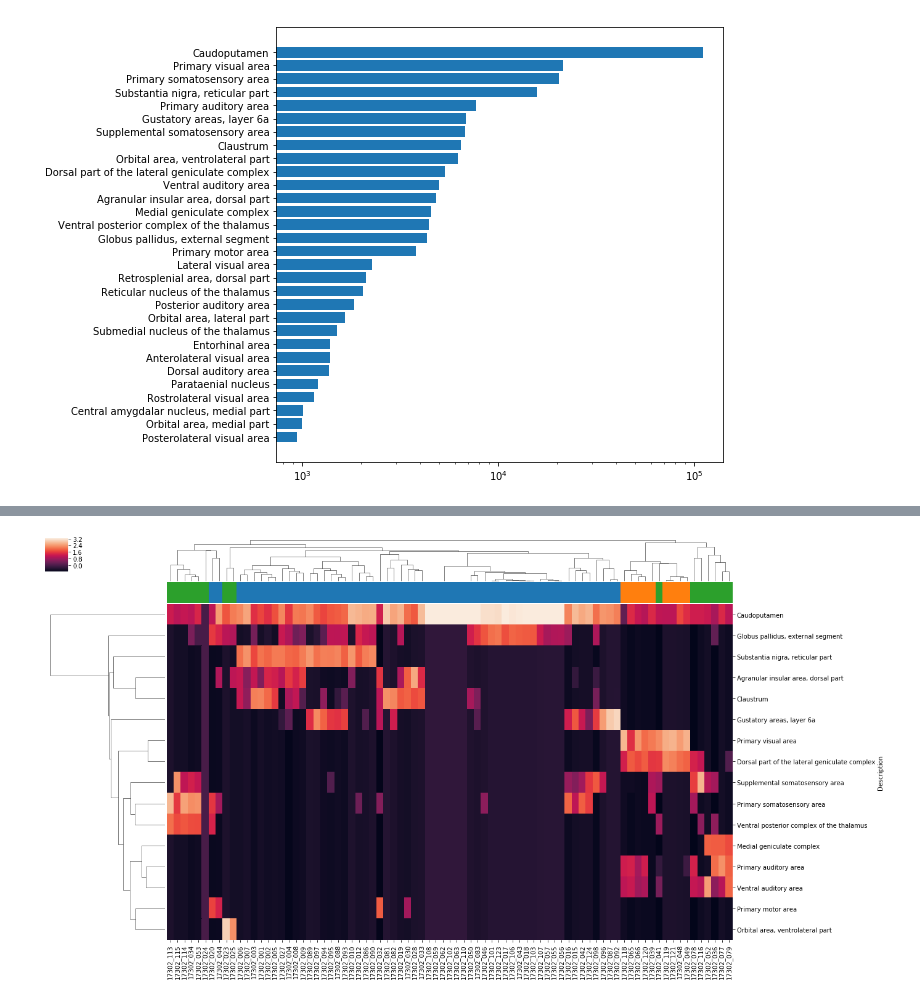
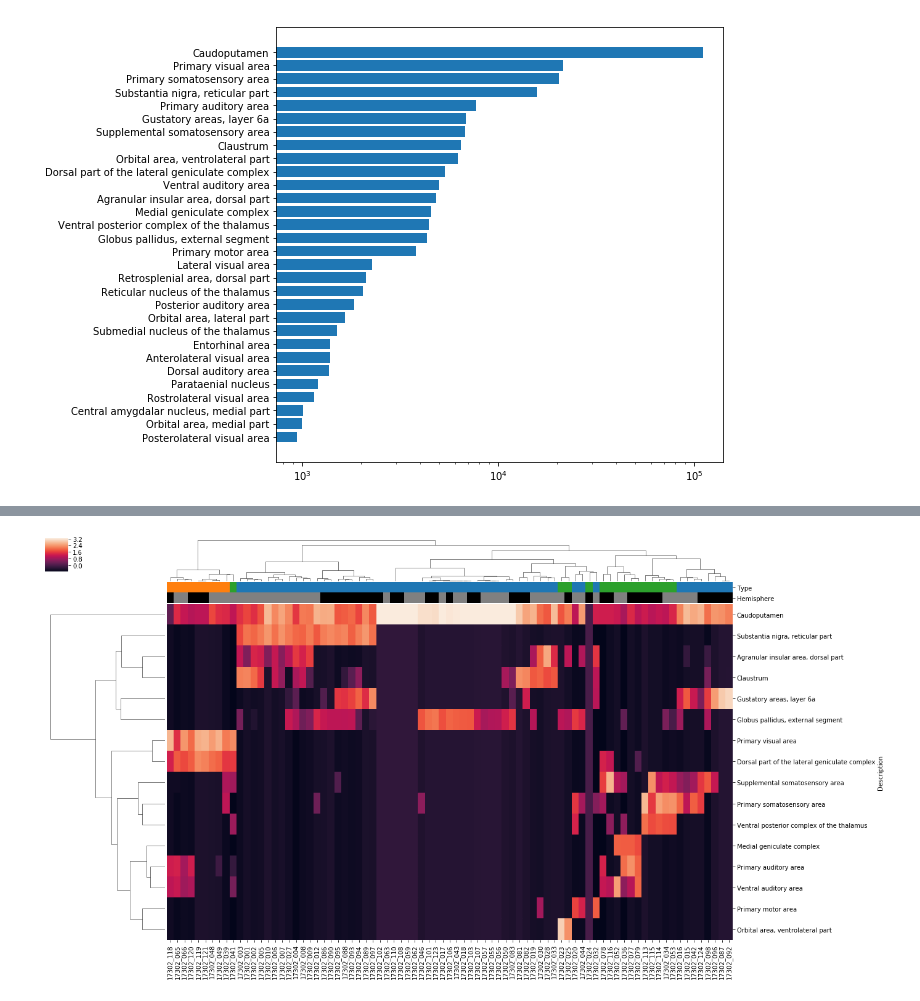
Before and after one commit to pengxie-bioinfo/Morph_analysis, a Jupyter notebook: Brain_regions.ipynb, the cells around one changed output, grey strips where cells are left out. Saved outputs shown, nothing was run; the diff lists cells and outputs as text; code cells hidden in the pictures.

```diff
--- a/Brain_regions.ipynb
+++ b/Brain_regions.ipynb
@@ -217,9 +236,11 @@ writer.save()
 ## Examine brain region assignment
 # %%
 features = pd.read_excel("Table/Global_features.xlsx")
+features['Type'] = pd.Categorical(features['Type'])
+
 location_all = axon_location + dendrite_location
 # location = dendrite_location
-use_cells = sorted(list(set(features.index).intersection(set(location.index))))
+use_cells = sorted(list(set(features.index).intersection(set(location_all.index))))
 
 features = features.loc[use_cells]
 location = location_all.loc[use_cells]
@@ -274,10 +363,15 @@ Regions used:    16
 # %%
-df = pd.DataFrame(scale(np.log10(location+1), axis=1), columns=location.columns, index=location.index)
+hemi_lut = {1:'grey', 2:'black'}
+hemi_col = [hemi_lut[i] for i in hemi_location.loc[df.index, 'hemisphere'].tolist()]
+col_colors = pd.DataFrame({'Type':celltypes_col, 'Hemisphere':hemi_col}, index=df.index)
+
 g = sns.clustermap(df.transpose(), linewidths=0.0, linecolor='white',
-                   col_colors=celltypes_col,
+                   row_linkage=Z_feature,
+                   col_linkage=Z_sample,
+                   col_colors=col_colors,
                    vmax=np.percentile(df, 99),
                    vmin=np.percentile(df, 1),
                    annot=False, figsize=(20,12))
 g.savefig("Figure/Heatmap_Location_AllNeurons.pdf")
 # %% [output]
-[figure, old version]
+[figure, new version]
```
Also changed, not shown: parts of 11 cells of this notebook, 15 other files.
